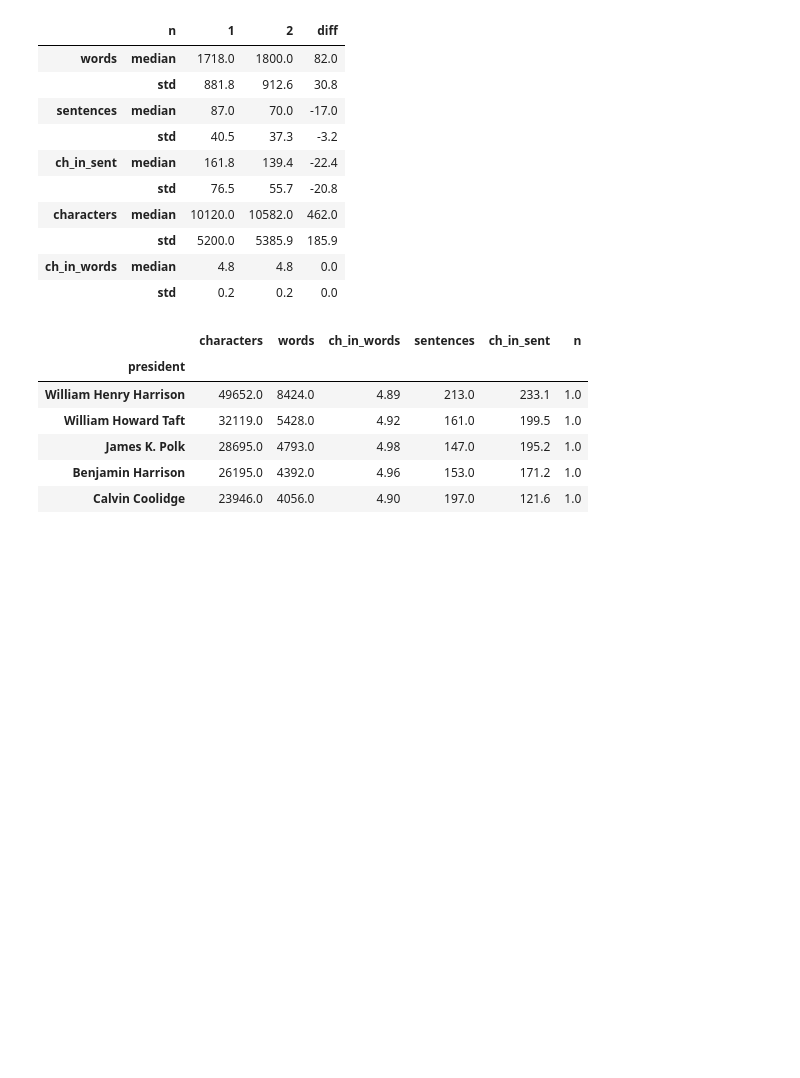
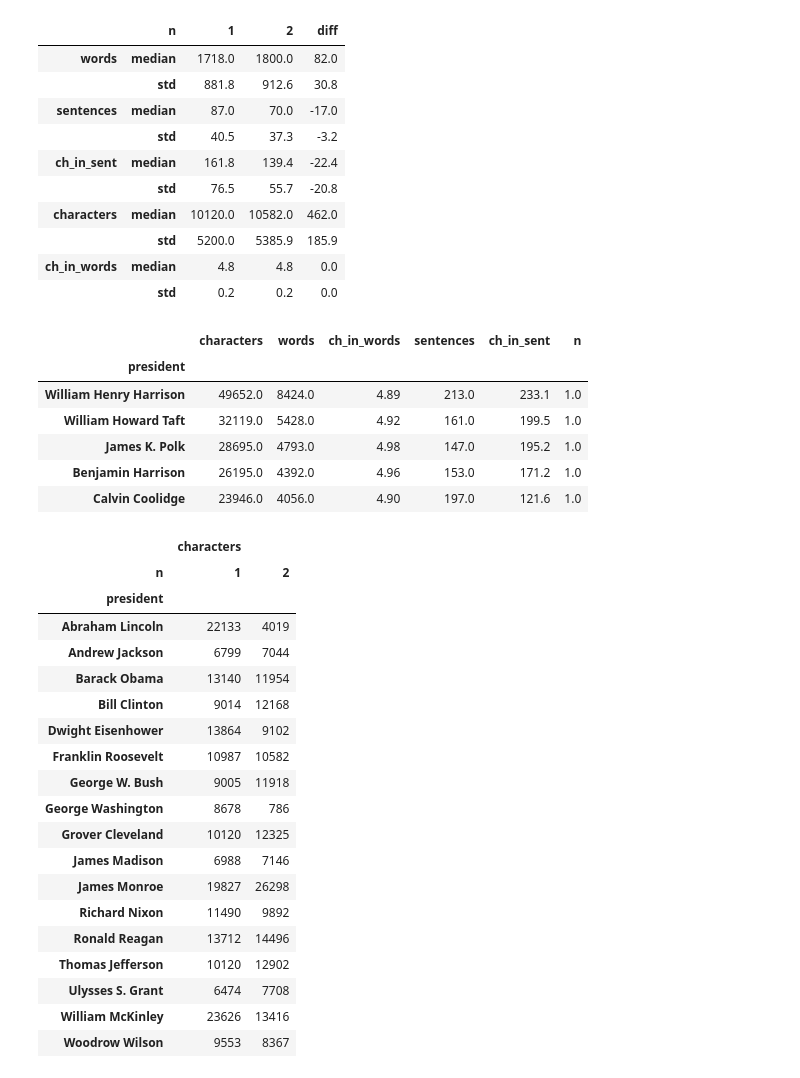
Before and after one commit to MichalWlodkowski/US_speeches, a Jupyter notebook: nlp.ipynb, the cells around one changed output. Drawn from its saved outputs; the diff is of its cells as text; code cells hidden in the pictures; blank space fills up the shorter version.

```diff
--- a/nlp.ipynb
+++ b/nlp.ipynb
@@ -123,6 +123,7 @@ double_stats2 = speeches[(speeches['president'].isin(double))&speeches['n'].isin
                                                                                            'ch_in_sent':['median','std'],'characters':['median','std'],\
                                                                                            'ch_in_words':['median','std']}).round(1).T
 double_stats2['diff'] = double_stats2[2]-double_stats2[1]
+double_pres = speeches[(speeches['president'].isin(double))&speeches['n'].isin([1,2])]
 double_stats2
 # %% [output]
 |  | n | 1 | 2 | diff |
@@ -146,3 +147,26 @@ speeches.groupby(['president']).median().sort_values('words', ascending = False)
 | James K. Polk | 28695.0 | 4793.0 | 4.98 | 147.0 | 195.2 | 1.0 |
 | Benjamin Harrison | 26195.0 | 4392.0 | 4.96 | 153.0 | 171.2 | 1.0 |
 | Calvin Coolidge | 23946.0 | 4056.0 | 4.90 | 197.0 | 121.6 | 1.0 |
+# %%
+double_pres[['president','characters','n']].pivot(index='president',columns='n')
+# %% [output]
+|  | characters |  |
+| n | 1 | 2 |
+| president |  |  |
+| Abraham Lincoln | 22133 | 4019 |
+| Andrew Jackson | 6799 | 7044 |
+| Barack Obama | 13140 | 11954 |
+| Bill Clinton | 9014 | 12168 |
+| Dwight Eisenhower | 13864 | 9102 |
+| Franklin Roosevelt | 10987 | 10582 |
+| George W. Bush | 9005 | 11918 |
+| George Washington | 8678 | 786 |
+| Grover Cleveland | 10120 | 12325 |
+| James Madison | 6988 | 7146 |
+| James Monroe | 19827 | 26298 |
+| Richard Nixon | 11490 | 9892 |
+| Ronald Reagan | 13712 | 14496 |
+| Thomas Jefferson | 10120 | 12902 |
+| Ulysses S. Grant | 6474 | 7708 |
+| William McKinley | 23626 | 13416 |
+| Woodrow Wilson | 9553 | 8367 |
```
Also changed, not shown: parts of 4 cells of this notebook.
